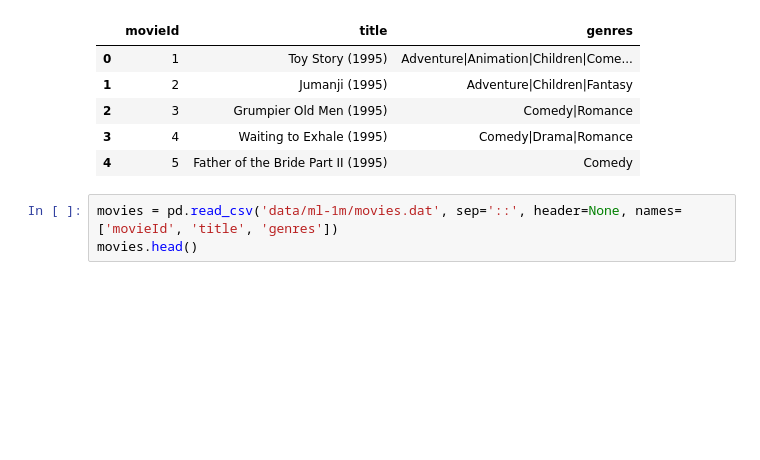
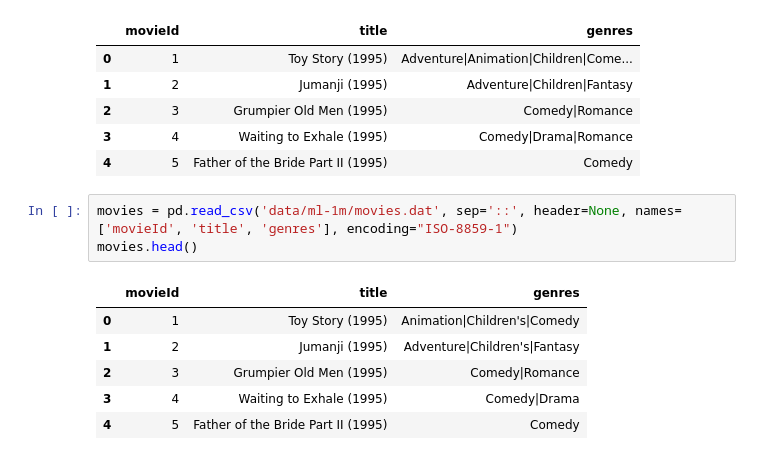
Before and after one commit to chaerulismi/recsys, a Jupyter notebook: data_preprocessing.ipynb, the cells around one changed output. Cells and saved outputs as stored; diff of their text form; blank space fills up the shorter version.

```diff
--- a/data_preprocessing.ipynb
+++ b/data_preprocessing.ipynb
@@ -337,5 +337,12 @@ movies.head()
 | 3 | 4 | Waiting to Exhale (1995) | Comedy|Drama|Romance |
 | 4 | 5 | Father of the Bride Part II (1995) | Comedy |
 # %%
-movies = pd.read_csv('data/ml-1m/movies.dat', sep='::', header=None, names=['movieId', 'title', 'genres'])
+movies = pd.read_csv('data/ml-1m/movies.dat', sep='::', header=None, names=['movieId', 'title', 'genres'], encoding="ISO-8859-1")
 movies.head()
+# %% [output]
+|  | movieId | title | genres |
+| 0 | 1 | Toy Story (1995) | Animation|Children's|Comedy |
+| 1 | 2 | Jumanji (1995) | Adventure|Children's|Fantasy |
+| 2 | 3 | Grumpier Old Men (1995) | Comedy|Romance |
+| 3 | 4 | Waiting to Exhale (1995) | Comedy|Drama |
+| 4 | 5 | Father of the Bride Part II (1995) | Comedy |
```
Also changed, not shown: parts of 1 cell of this notebook, 6 other files.
